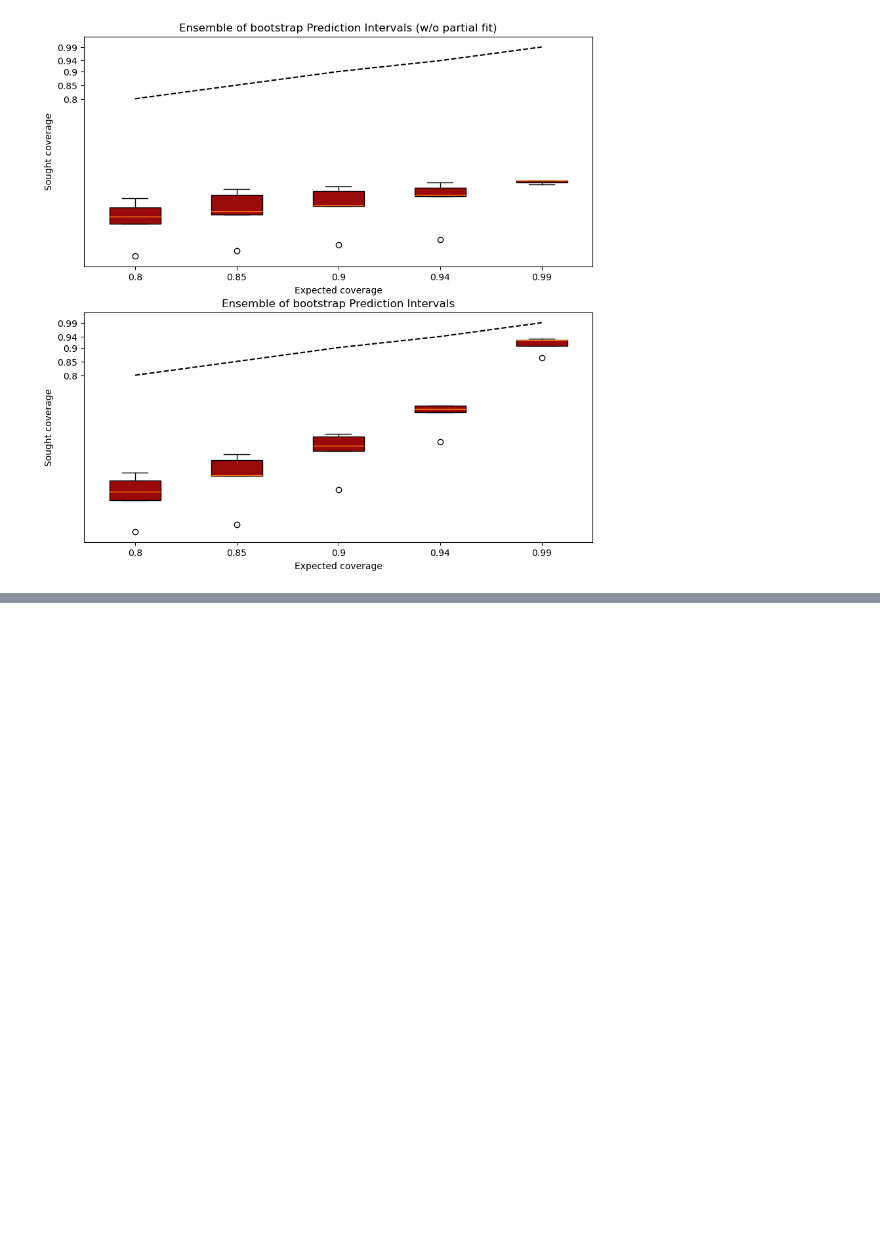
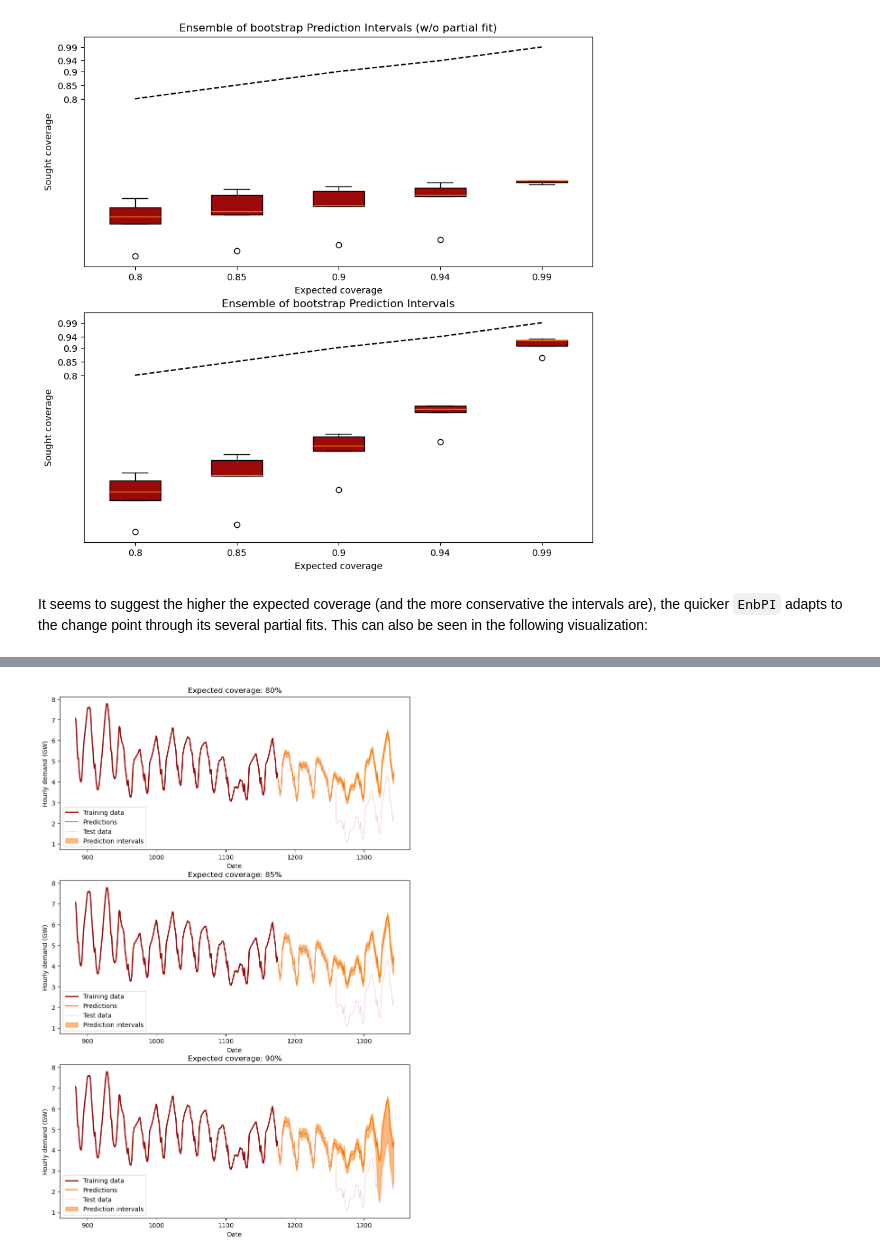
Before and after one commit to gcastro-98/conformal-prediction, a Jupyter notebook: timeseries.ipynb, the cells around one changed output, grey strips where cells are left out. Drawn from its saved outputs; the diff is of its cells as text; code cells hidden in the pictures; blank space fills up the shorter version.

Commit message:
Final visualization added: EnbPI w/ partial fit in function of the coverage (when there is a change point).

```diff
--- a/timeseries.ipynb
+++ b/timeseries.ipynb
@@ -639,3 +639,41 @@ plt.show()
 plt.close()
 # %% [output]
 [figure]
+# %% [markdown]
+It seems to suggest the higher the expected coverage (and the more conservative the intervals are), the quicker `EnbPI` adapts to the change point through its several partial fits. This can also be seen in the following visualization:
+# %%
+MISCOVERAGES_LIST = [0.2, 0.15, 0.1]
+n_figs: int = len(MISCOVERAGES_LIST)
+fig, axs = plt.subplots(nrows=n_figs, figsize=(10, 5 * n_figs));
+
+for _i, miscoverage in enumerate(MISCOVERAGES_LIST):
+    logger.info(f"Training EnbPI w/ partial fit to achieve {int(100 * (1 - miscoverage))}%")
+    y_pred, int_pred, _ = ts.train(
+        X_train, y_train, X_test, y_test, miscoverage,
+        RandomForestRegressor(**best_model_params), silent=True)
+
+    _y_pred_low = int_pred[:, 0, 0].ravel()
+    _y_pred_up = int_pred[:, 1, 0].ravel()
+
+    # Visualize
+    axs[_i] = visualize.ts(
+        points={
+            'X_train': ts_problem.train_df.index.values,
+            'X': ts_problem.test_df.index.values,
+            'y_train': y_train,
+            'y': y_test,
+            'y_pred': y_pred,
+            },
+        intervals={
+            'X': ts_problem.test_df.index.values,
+            'y_low': _y_pred_low,
+            'y_up': _y_pred_up
+            },
+        title=f"Expected coverage: {int(100 * (1 - miscoverage))}%",
+        ax=axs[_i]
+        )
+
+plt.savefig('output/timeseries/with_change_point/prediction-intervals-in-function-of-miscoverage.png', dpi=200)
+plt.show()
+plt.close()
+# %% [output]
@@ -641,0 +683 @@ plt.close()
+[figure, added]
```
Also changed, not shown: parts of 1 cell of this notebook.
